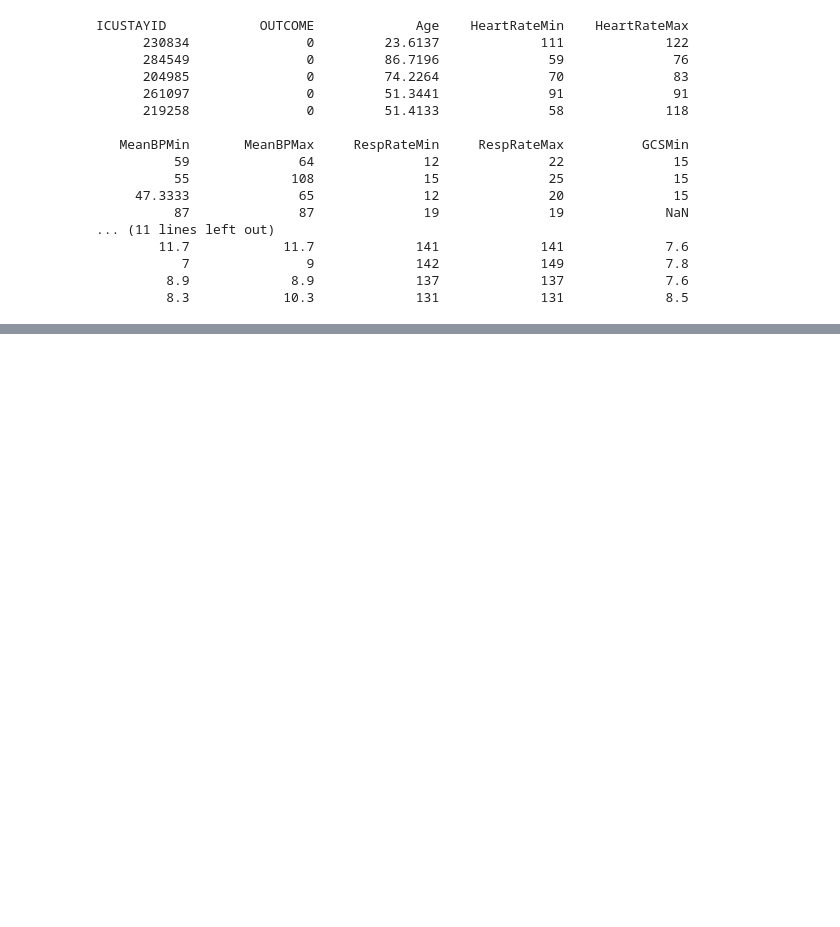
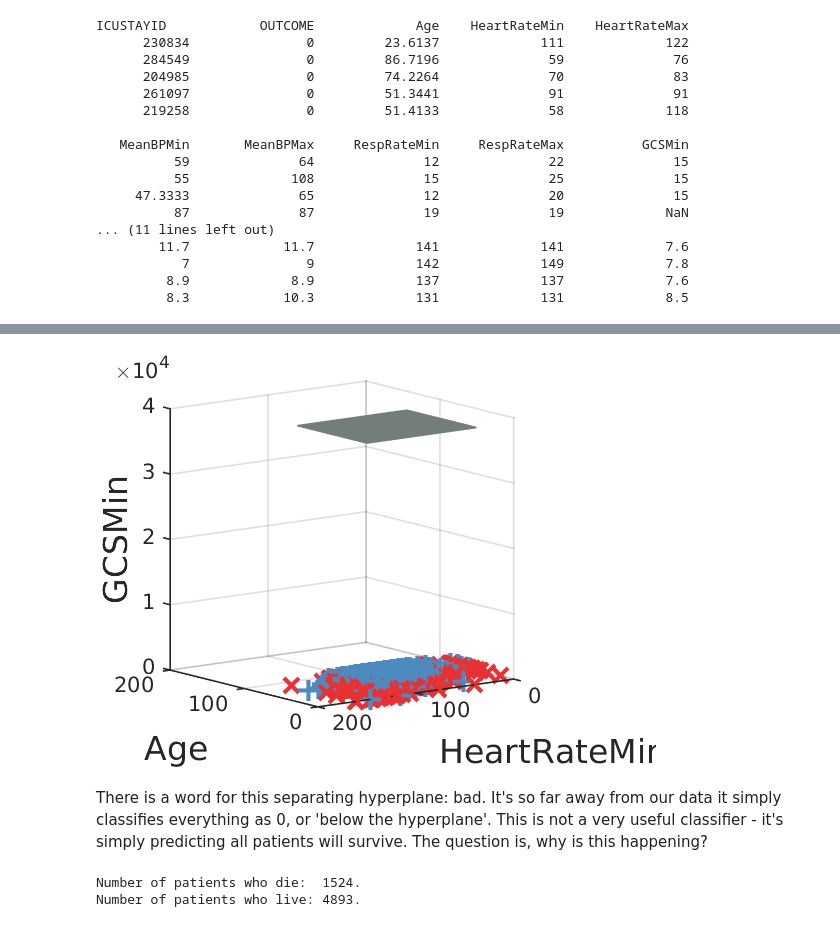
Before and after one commit to MIT-LCP/mimic-workshop, a Jupyter notebook: mlcc/lab2-intro-ml/mlcc2_svm_workshop.ipynb, the cells around one changed output, grey strips where cells are left out. Saved outputs shown, nothing was run; the diff lists cells and outputs as text; code cells hidden in the pictures; blank space fills up the shorter version.

```diff
--- a/mlcc/lab2-intro-ml/mlcc2_svm_workshop.ipynb
+++ b/mlcc/lab2-intro-ml/mlcc2_svm_workshop.ipynb
@@ -188,0 +309,8 @@ pred = svmpredict(y, X, model_linear);
+# %%
+% Using LIBSVM, train an SVM classifier with a linear kernel
+model_linear = svmtrain(y, X, '-t 0');
+% Atypically, LIBSVM receives options as a single string in the fourth input
+% e.g. '-v 1 -b 1 -g 0.5 -c 1'
+
+% Apply the classifier to the data set
+pred = svmpredict(y, X, model_linear);
@@ -188,0 +327,53 @@ pred = svmpredict(y, X, model_linear);
+# %%
+figure(1); clf; hold all;
+idxTarget = y == 1; % note: '=' defines a number, '==' compares two variables
+
+% We would like to plot the original data because it's in units we understand (e.g. age in years)
+% we can un-normalize the data for plotting:
+X_orig = bsxfun(@times, X, sigma);
+X_orig = bsxfun(@plus, X_orig, mu);
+
+plot3(X_orig(idxTarget,1),X_orig(idxTarget,2),X_orig(idxTarget,3),...
+    'Linestyle','none','Marker','x',...
+    'MarkerFaceColor',col(1,:),'MarkerEdgeColor',col(1,:),...
+    'MarkerSize',10,'LineWidth',2);
+plot3(X_orig(~idxTarget,1),X_orig(~idxTarget,2),X_orig(~idxTarget,3),...
+    'Linestyle','none','Marker','+',...
+    'MarkerFaceColor',col(2,:),'MarkerEdgeColor',col(2,:),...
+    'MarkerSize',10,'LineWidth',2);
+plot3(X_orig(pred==1,1),X_orig(pred==1,2),X_orig(pred==1,3),...
+    'Linestyle','none','Marker','o',...
+    'MarkerFaceColor','none','MarkerEdgeColor',col(1,:),...
+    'MarkerSize',10,'LineWidth',2,...
+    'HandleVisibility','off');
+grid on;
+
+xi = -3:0.25:3;
+yi = -3:0.25:3;
+
+
+% plot the hyperplane
+w = model_linear.SVs' * model_linear.sv_coef;
+b = model_linear.rho;
+[XX,YY] = meshgrid(xi,yi);
+ZZ=(b - w(1) * XX - w(2) * YY)/w(3);
+XX = XX*sigma(1) + mu(1);
+YY = YY*sigma(2) + mu(2);
+ZZ = ZZ*sigma(3) + mu(3);
+mesh(XX,YY,ZZ,'EdgeColor',col(5,:),'FaceColor','none');
+
+%legend({'Died in hospital','Survived'},'FontSize',16);
+xlabel(X_header{1},'FontSize',16);
+ylabel(X_header{2},'FontSize',16);
+zlabel(X_header{3},'FontSize',16);
+set(gca,'view',[-127    10]);
+# %% [output]
+[figure, added]
+# %% [markdown]
+There is a word for this separating hyperplane: bad. It's so far away from our data it simply classifies everything as 0, or 'below the hyperplane'. This is not a very useful classifier - it's simply predicting all patients will survive. The question is, why is this happening?
+# %%
+fprintf('Number of patients who die:  %g.\n',sum(y==1));
+fprintf('Number of patients who live: %g.\n',sum(y==0));
+# %% [output]
+Number of patients who die:  1524.
+Number of patients who live: 4893.
```
Also changed, not shown: parts of 53 cells of this notebook, 2 other files.
